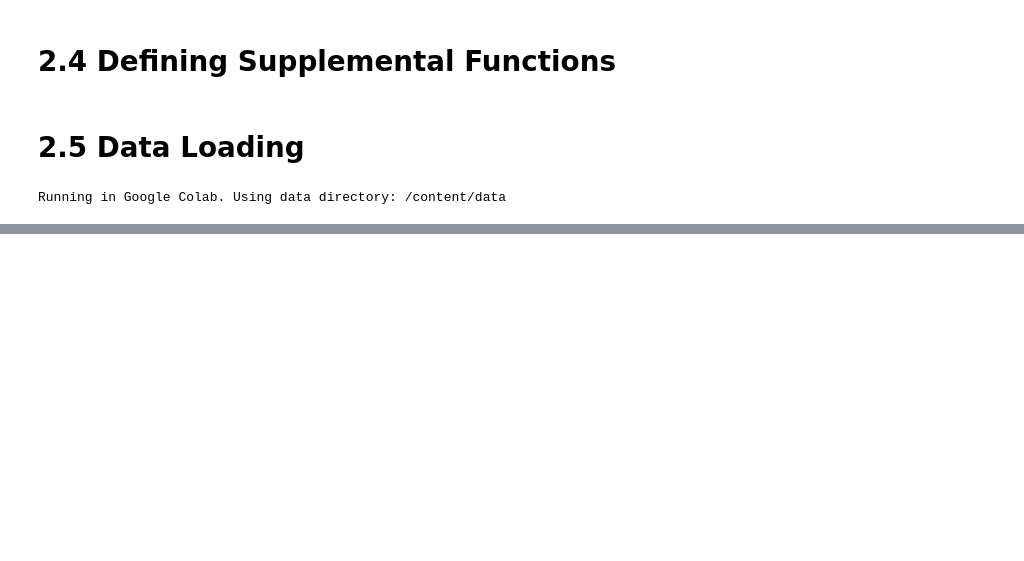
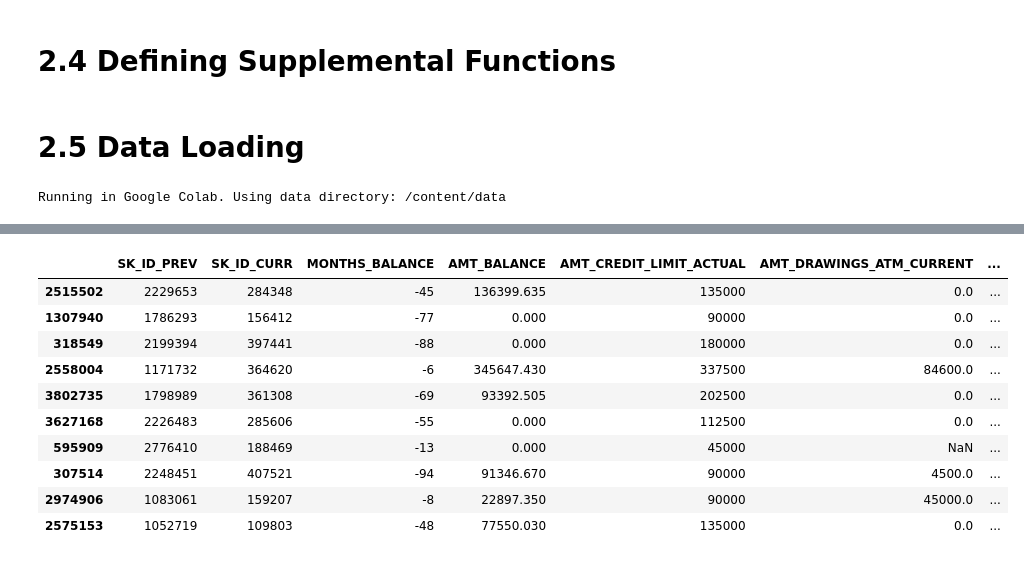
Before and after one commit to leksea/loan-default-prediction, a Jupyter notebook: loan-default-prediction.ipynb, the cells around one changed output, grey strips where cells are left out. Cells and saved outputs as stored; diff of their text form; code cells hidden in the pictures; blank space fills up the shorter version.

```diff
--- a/loan-default-prediction.ipynb
+++ b/loan-default-prediction.ipynb
@@ -326,0 +436,14 @@ Running built-in functions to gain insights about the data frames.
+# %%
+df_credit_card_balance.sample(10, random_state=42)
+# %% [output]
+|  | SK_ID_PREV | SK_ID_CURR | MONTHS_BALANCE | AMT_BALANCE | AMT_CREDIT_LIMIT_ACTUAL | AMT_DRAWINGS_ATM_CURRENT | ... |
+| 2515502 | 2229653 | 284348 | -45 | 136399.635 | 135000 | 0.0 | ... |
+| 1307940 | 1786293 | 156412 | -77 | 0.000 | 90000 | 0.0 | ... |
+| 318549 | 2199394 | 397441 | -88 | 0.000 | 180000 | 0.0 | ... |
+| 2558004 | 1171732 | 364620 | -6 | 345647.430 | 337500 | 84600.0 | ... |
+| 3802735 | 1798989 | 361308 | -69 | 93392.505 | 202500 | 0.0 | ... |
+| 3627168 | 2226483 | 285606 | -55 | 0.000 | 112500 | 0.0 | ... |
+| 595909 | 2776410 | 188469 | -13 | 0.000 | 45000 | NaN | ... |
+| 307514 | 2248451 | 407521 | -94 | 91346.670 | 90000 | 4500.0 | ... |
+| 2974906 | 1083061 | 159207 | -8 | 22897.350 | 90000 | 45000.0 | ... |
+| 2575153 | 1052719 | 109803 | -48 | 77550.030 | 135000 | 0.0 | ... |
```
Also changed, not shown: parts of 23 cells of this notebook.
